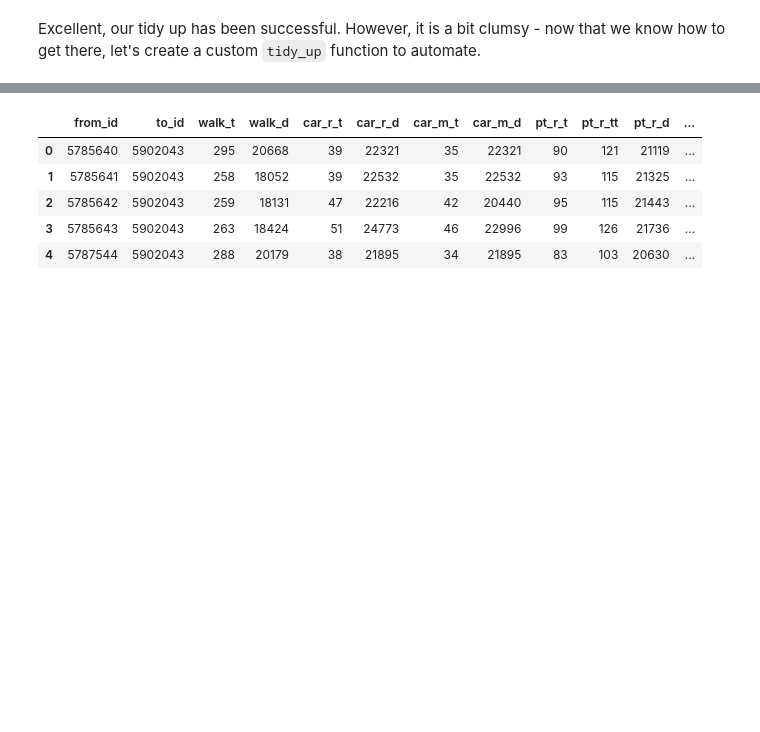
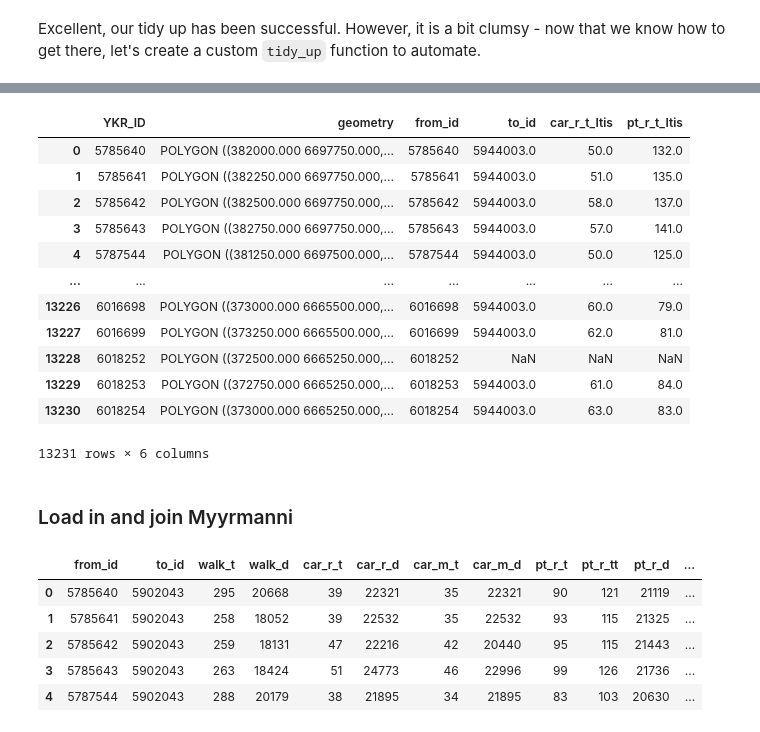
Before and after one commit to Stephen137/Automating-GIS-processes, a Jupyter notebook: exercises/exercise_04_01.ipynb, the cells around one changed output, grey strips where cells are left out. Saved outputs shown, nothing was run; the diff lists cells and outputs as text; code cells hidden in the pictures; blank space fills up the shorter version.

```diff
--- a/exercises/exercise_04_01.ipynb
+++ b/exercises/exercise_04_01.ipynb
@@ -221,3 +253,23 @@ And try it out on the myyrmanni dataset :
+# %%
+# Perform the join based on the common columns
+itis_grid=grid.join(itis)
+itis_grid
+# %% [output]
+|  | YKR_ID | geometry | from_id | to_id | car_r_t_Itis | pt_r_t_Itis |
+| 0 | 5785640 | POLYGON ((382000.000 6697750.000,... | 5785640 | 5944003.0 | 50.0 | 132.0 |
+| 1 | 5785641 | POLYGON ((382250.000 6697750.000,... | 5785641 | 5944003.0 | 51.0 | 135.0 |
+| 2 | 5785642 | POLYGON ((382500.000 6697750.000,... | 5785642 | 5944003.0 | 58.0 | 137.0 |
+| 3 | 5785643 | POLYGON ((382750.000 6697750.000,... | 5785643 | 5944003.0 | 57.0 | 141.0 |
+| 4 | 5787544 | POLYGON ((381250.000 6697500.000,... | 5787544 | 5944003.0 | 50.0 | 125.0 |
+| ... | ... | ... | ... | ... | ... | ... |
+| 13226 | 6016698 | POLYGON ((373000.000 6665500.000,... | 6016698 | 5944003.0 | 60.0 | 79.0 |
+| 13227 | 6016699 | POLYGON ((373250.000 6665500.000,... | 6016699 | 5944003.0 | 62.0 | 81.0 |
+| 13228 | 6018252 | POLYGON ((372500.000 6665250.000,... | 6018252 | NaN | NaN | NaN |
+| 13229 | 6018253 | POLYGON ((372750.000 6665250.000,... | 6018253 | 5944003.0 | 61.0 | 84.0 |
+| 13230 | 6018254 | POLYGON ((373000.000 6665250.000,... | 6018254 | 5944003.0 | 63.0 | 83.0 |
+13231 rows × 6 columns
+# %% [markdown]
+### Load in and join Myyrmanni
 # %%
 myyrmanni = pd.read_csv(DATA_DIRECTORY / "travel_times_to_5902043_Myyrmanni.txt", sep=";")
 myyrmanni.head()
```
Also changed, not shown: parts of 54 cells of this notebook.
